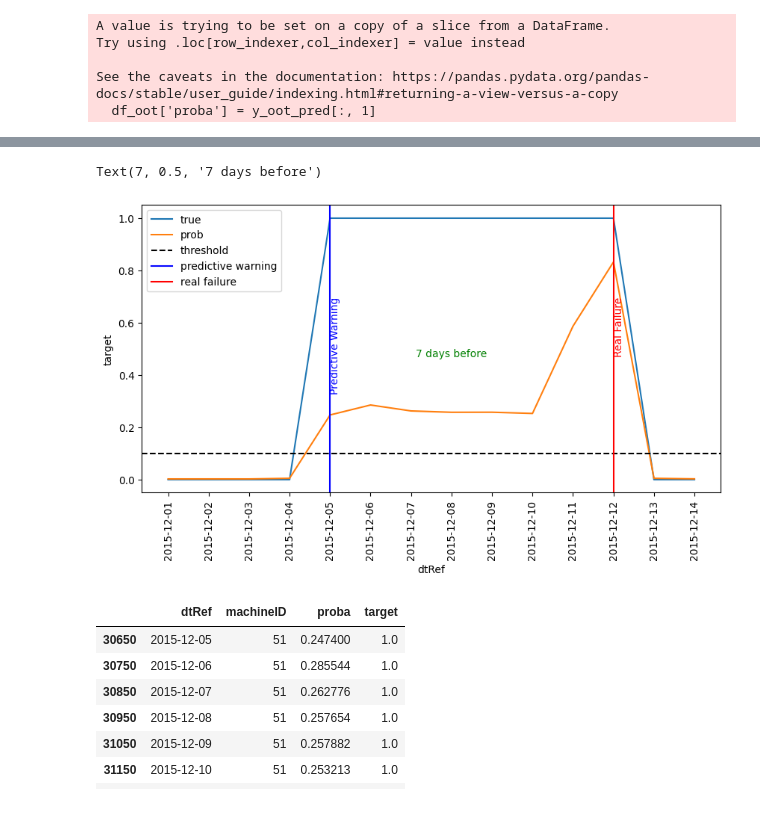
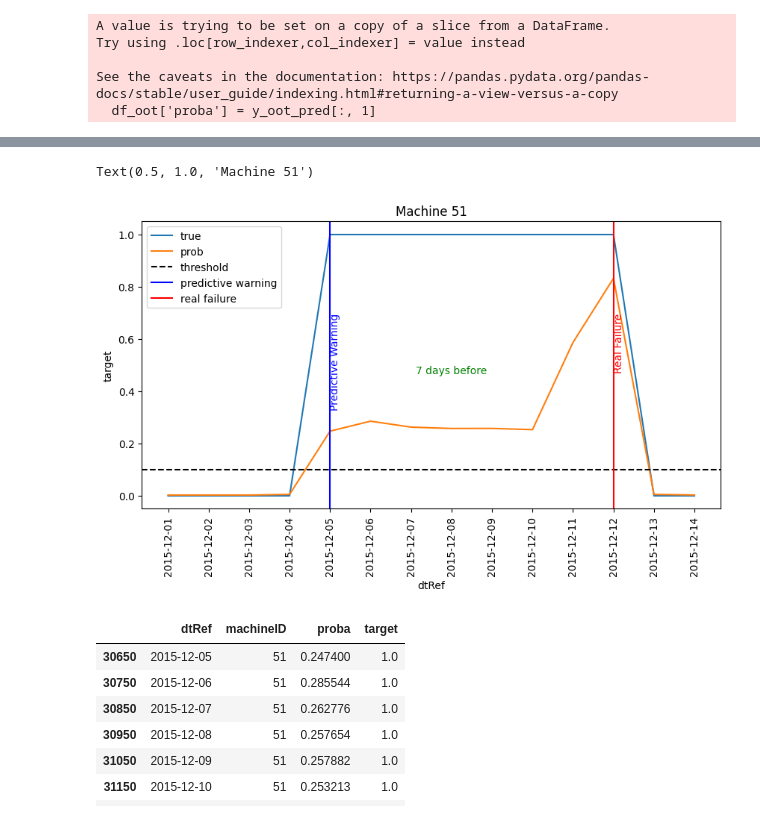
Before and after one commit to jooaobrum/preditive-maintenance, a Jupyter notebook: notebooks/pdm-exploration-ml.ipynb, the cells around one changed output, grey strips where cells are left out. Saved outputs shown, nothing was run; the diff lists cells and outputs as text; code cells hidden in the pictures.

```diff
--- a/notebooks/pdm-exploration-ml.ipynb
+++ b/notebooks/pdm-exploration-ml.ipynb
@@ -518,8 +518,9 @@ See the caveats in the documentation: https://pandas.pydata.org/pandas-docs/stab
 # %%
 # 51, 19, 99, 85, 82
 df_oot2 = df_oot[['dtRef', 'machineID', 'proba', 'target']]
+machine = 51
 # %%
-df_oot2 = df_oot2[df_oot2['machineID'] == 51]
+df_oot2 = df_oot2[df_oot2['machineID'] == machine]
 
 warning_signal_day = df_oot2.loc[df_oot2[df_oot2['proba'] > 0.1].index[0], 'dtRef']
 real_failure_day = df_oot2.loc[df_oot2[df_oot2['target'] == 1].index[-1], 'dtRef']
@@ -535,33 +536,35 @@ midpoint_index
 # %%
 # Get the index positions of the dates
 warning_signal_index = df_oot2.reset_index().index[df_oot2['dtRef'] == warning_signal_day][0]
 real_failure_index = df_oot2.reset_index().index[df_oot2['dtRef'] == real_failure_day][0]
 
 # Calculate the midpoint index
 midpoint_index = (warning_signal_index + real_failure_index) // 2
 
 
 plt.figure(1, figsize=(10, 5))
 sns.lineplot(x='dtRef', y='target', data=df_oot2, label='true')
 sns.lineplot(x='dtRef', y='proba', data=df_oot2, label='prob')
 plt.axhline(0.1, linestyle='--', color='k', label='threshold')
 plt.axvline(warning_signal_day, color='b', label='predictive warning')
 plt.axvline(real_failure_day, color='r', label='real failure')
 
 plt.xticks(rotation=90)
 plt.legend()
 
 # Add annotation for predictive warning
 plt.text(warning_signal_day, 0.7, 'Predictive Warning', color='b', verticalalignment='top', rotation=90)
 
 # Add annotation for real failure
 plt.text(real_failure_day, 0.7, 'Real Failure', color='r', verticalalignment='top', rotation=90)
 
 # Add label at the midpoint
 plt.text(midpoint_index, 0.5, f'{int(daysdiff)} days before', color='g', ha='center', va='top')
+
+plt.title('Machine ' + str(machine))
 # %% [output]
-Text(7, 0.5, '7 days before')
+Text(0.5, 1.0, 'Machine 51')
-[figure, old version]
+[figure, new version]
 # %%
 df_oot2[df_oot2['proba'] > 0.2]
 # %% [output]
```
Also changed, not shown: parts of 1 cell of this notebook, 5 other files.
